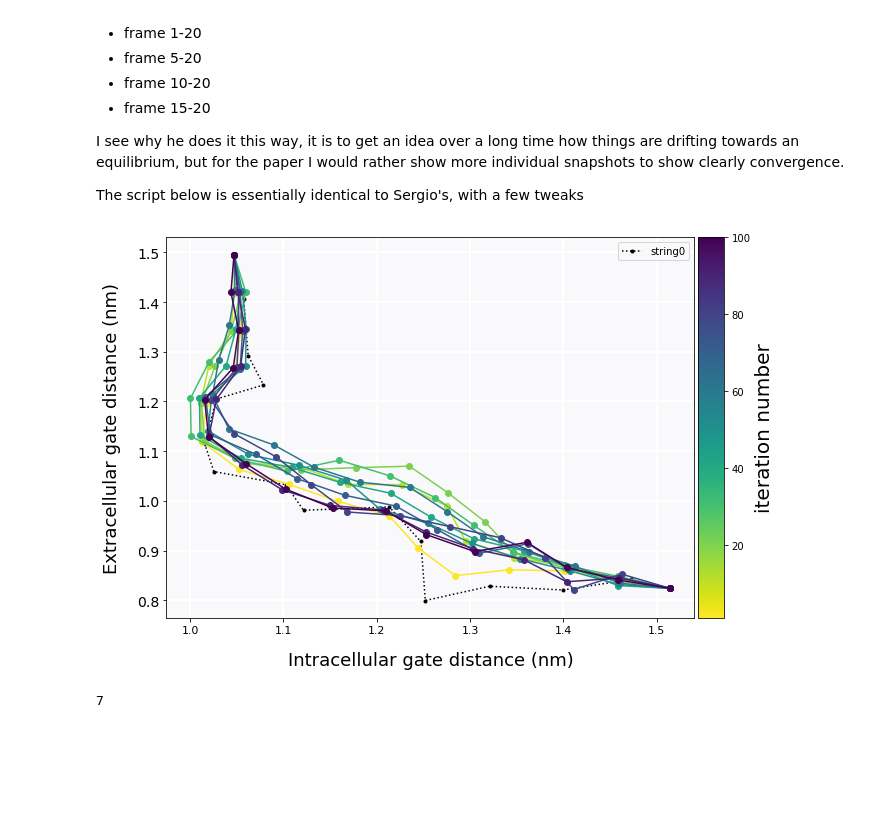
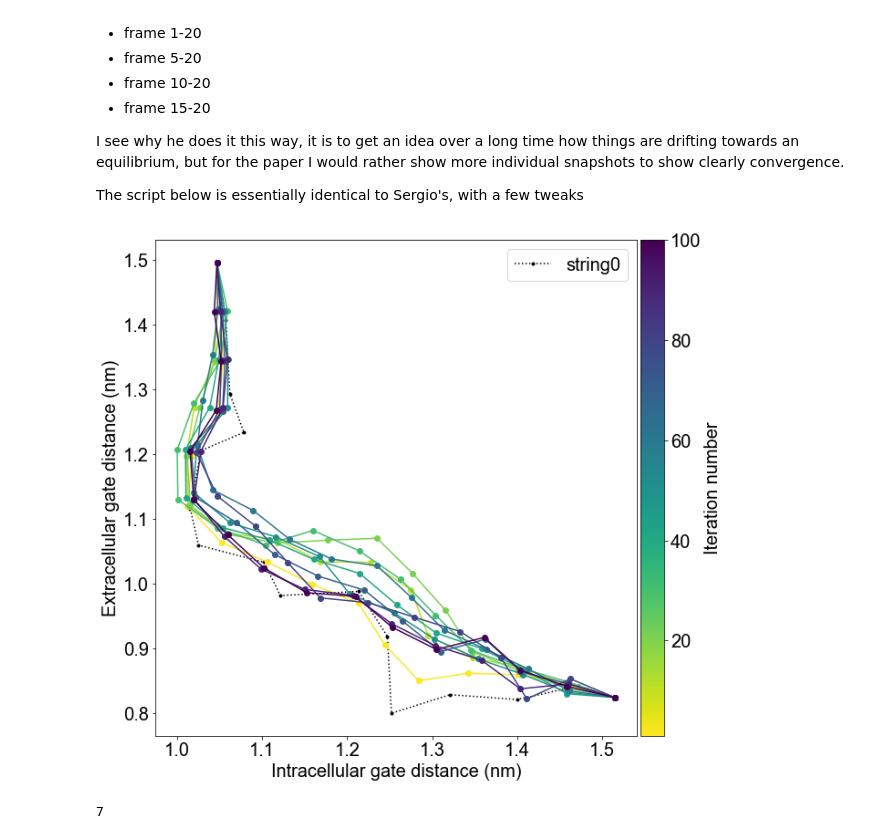
Before and after one commit to semccomas/GLUT5_string, a Jupyter notebook: string/analysis/scripts/string_analysis.ipynb, the cells around one changed output. Drawn from its saved outputs; the diff is of its cells as text; code cells hidden in the pictures; blank space fills up the shorter version.

```diff
--- a/string/analysis/scripts/string_analysis.ipynb
+++ b/string/analysis/scripts/string_analysis.ipynb
@@ -33,12 +36,12 @@ def colorbar(mappable, cmap, norm, label0, size=10):
     cbar.set_label(label0, size=size)
     return cbar
 # %%
-plt.rcParams["axes.facecolor"] = "#f9f9fb"
-plt.rcParams["grid.color"] = "white"
-plt.rcParams["grid.linestyle"] = "-"
-plt.rcParams["grid.linewidth"] = 2
-plt.rcParams["axes.grid"] = True
-plt.rcParams["lines.solid_capstyle"] = "round"
+#plt.rcParams["axes.facecolor"] = "#f9f9fb"
+#plt.rcParams["grid.color"] = "white"
+#plt.rcParams["grid.linestyle"] = "-"
+#plt.rcParams["grid.linewidth"] = 2
+#plt.rcParams["axes.grid"] = True
+#plt.rcParams["lines.solid_capstyle"] = "round"
 # %%
 def natural_sort(l):
     """
@@ -248,7 +251,7 @@ skip = 10
 
 average_vals = False
 
-fig, ax = plt.subplots(1, 1, figsize=(10, 7))
+fig, ax = plt.subplots(1, 1, figsize=(10, 10))
 cmap = plt.cm.viridis_r
 if average_vals:
     n_colors = ((end_iteration-skip) - start_iteration) // skip + 1
@@ -285,47 +288,47 @@ if average_vals:
 
 else:
     for jj,j in enumerate(range_for_averages):
         ax.plot(
     strings[j, cv_0, :],
     strings[j, cv_1, :],
     color = colors[jj], marker = 'o',
 )
 
 
 
 
 
 
 #other plot stuff
 ax.set_ylabel(
     f"Extracellular gate distance (nm)",
-    size=18,
-    labelpad=16,
+    #size=18,
+    #labelpad=16,
 )
 ax.set_xlabel(
     f"Intracellular gate distance (nm)",
-    size=18,
-    labelpad=16,
+    #size=18,
+    #labelpad=16,
 )
 
-ax.xaxis.set_minor_locator(MultipleLocator(0.1))
-ax.xaxis.set_major_locator(MultipleLocator(0.1))
-ax.yaxis.set_minor_locator(MultipleLocator(0.1))
-ax.yaxis.set_major_locator(MultipleLocator(0.1))
-ax.grid(which="minor")
-ax.tick_params(axis="y", labelsize=14)
-ax.tick_params(axis="x", labelsize=11)
+#ax.xaxis.set_minor_locator(MultipleLocator(0.1))
+#ax.xaxis.set_major_locator(MultipleLocator(0.1))
+#ax.yaxis.set_minor_locator(MultipleLocator(0.1))
+#ax.yaxis.set_major_locator(MultipleLocator(0.1))
+#ax.grid(which="minor")
+#ax.tick_params(axis="y", labelsize=14)
+#ax.tick_params(axis="x", labelsize=11)
 ax.legend()
-cbar = colorbar(ax, cmap, norm, "iteration number", 20)
+cbar = colorbar(ax, cmap, norm, "Iteration number", 20)
 
 if average_vals:
-    plt.savefig(f'/data2/GLUT5_string/string/analysis/images_figs/string_convergence/{sim_name}/strings.{start_iteration}.{end_iteration}.skip{skip}.averaged.png' , \
+    plt.savefig(f'/data2/GLUT5_string/string/analysis/images_figs/string_convergence/{sim_name}/strings.{start_iteration}.{end_iteration}.skip{skip}.averaged.svg' , \
             dpi = 800)
 else:
     plt.savefig(f'/data2/GLUT5_string/string/analysis/images_figs/string_convergence/{sim_name}/strings.{start_iteration}.{end_iteration}.skip{skip}.raw.png' , \
             dpi = 800)
 # %% [output]
-[figure, old version]
+[figure, new version]
 # %%
 n_colors
 # %% [output]
```
Also changed, not shown: parts of 1 cell of this notebook, 13 other files.
